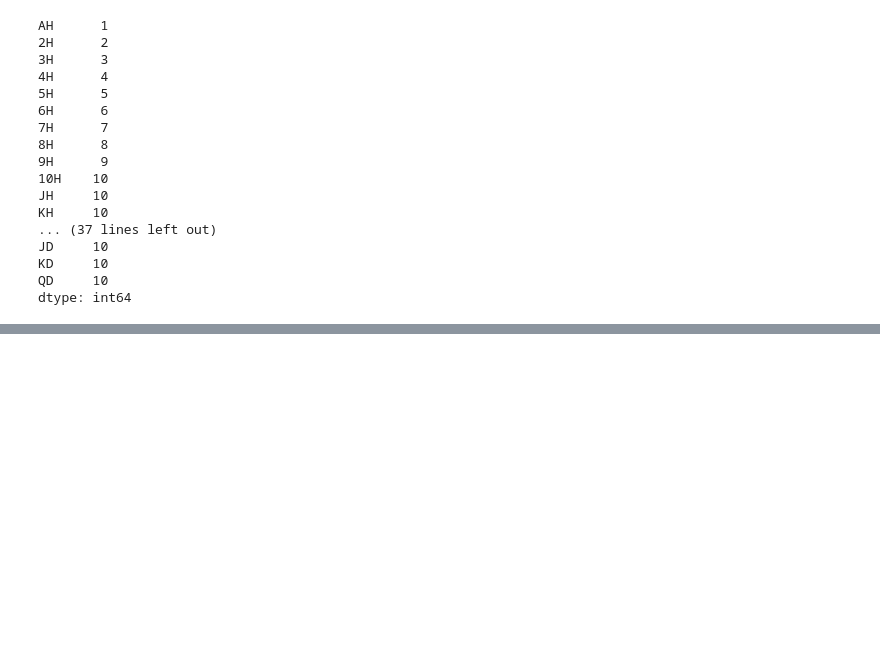
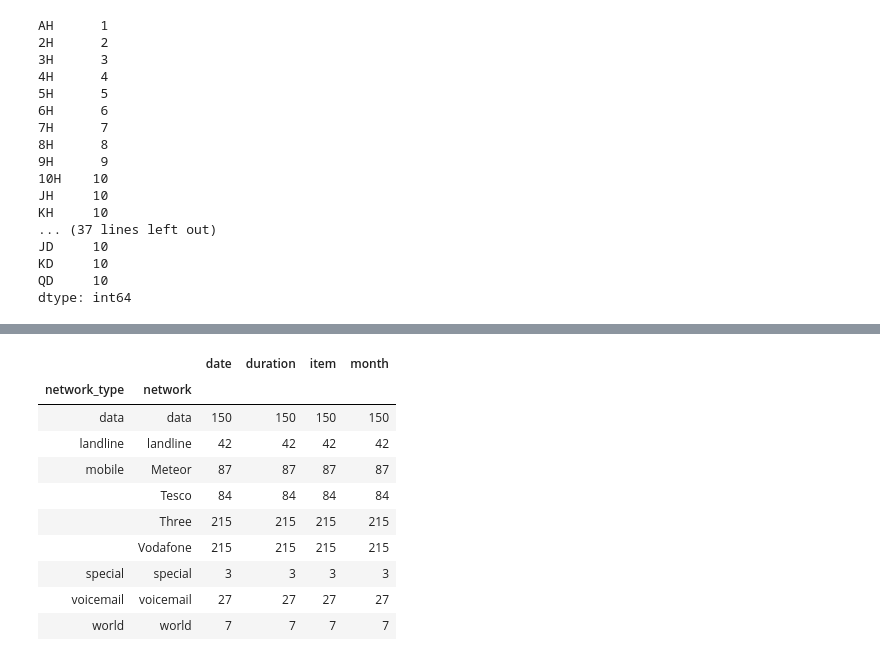
Before and after one commit to ch00226855/CMP464-Fall2019, a Jupyter notebook: Week13_GroupbyMechanics.ipynb, the cells around one changed output, grey strips where cells are left out. Saved outputs shown, nothing was run; the diff lists cells and outputs as text; code cells hidden in the pictures; blank space fills up the shorter version.

```diff
--- a/Week13_GroupbyMechanics.ipynb
+++ b/Week13_GroupbyMechanics.ipynb
@@ -307,0 +471,14 @@ dtype: int64
+# %%
+data.groupby(['network_type', 'network']).count()
+# %% [output]
+|  |  | date | duration | item | month |
+| network_type | network |  |  |  |  |
+| data | data | 150 | 150 | 150 | 150 |
+| landline | landline | 42 | 42 | 42 | 42 |
+| mobile | Meteor | 87 | 87 | 87 | 87 |
+|  | Tesco | 84 | 84 | 84 | 84 |
+|  | Three | 215 | 215 | 215 | 215 |
+|  | Vodafone | 215 | 215 | 215 | 215 |
+| special | special | 3 | 3 | 3 | 3 |
+| voicemail | voicemail | 27 | 27 | 27 | 27 |
+| world | world | 7 | 7 | 7 | 7 |
```
Also changed, not shown: parts of 26 cells of this notebook.
